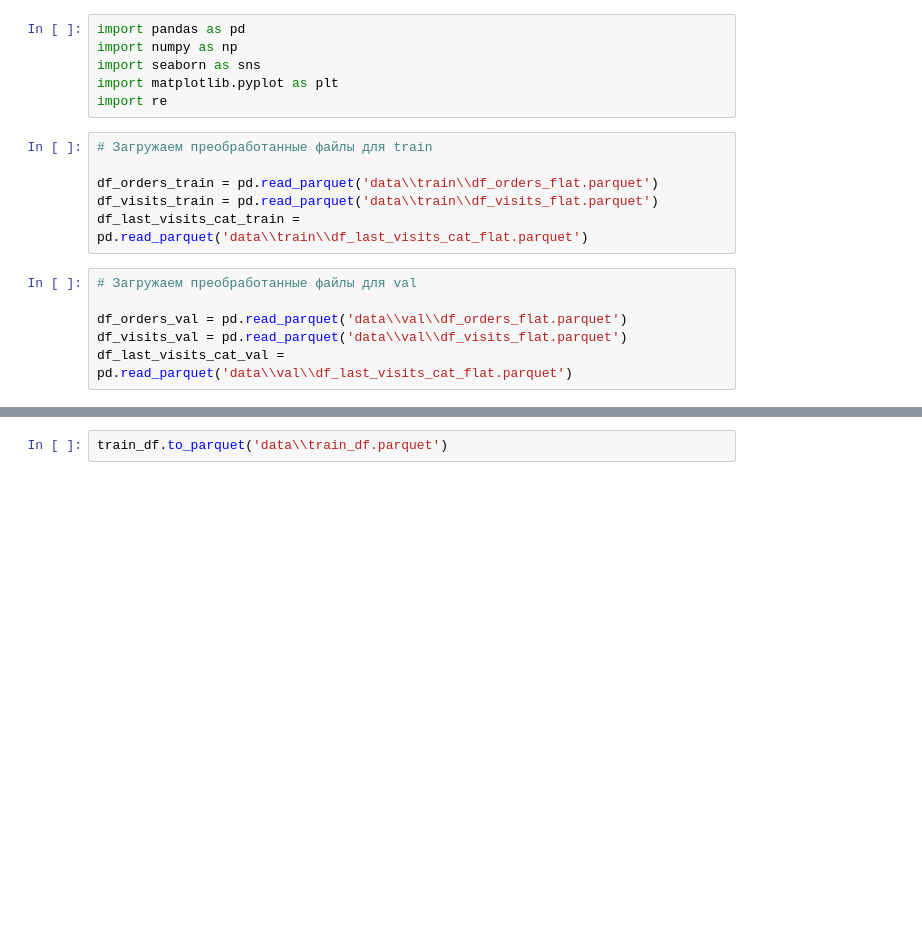
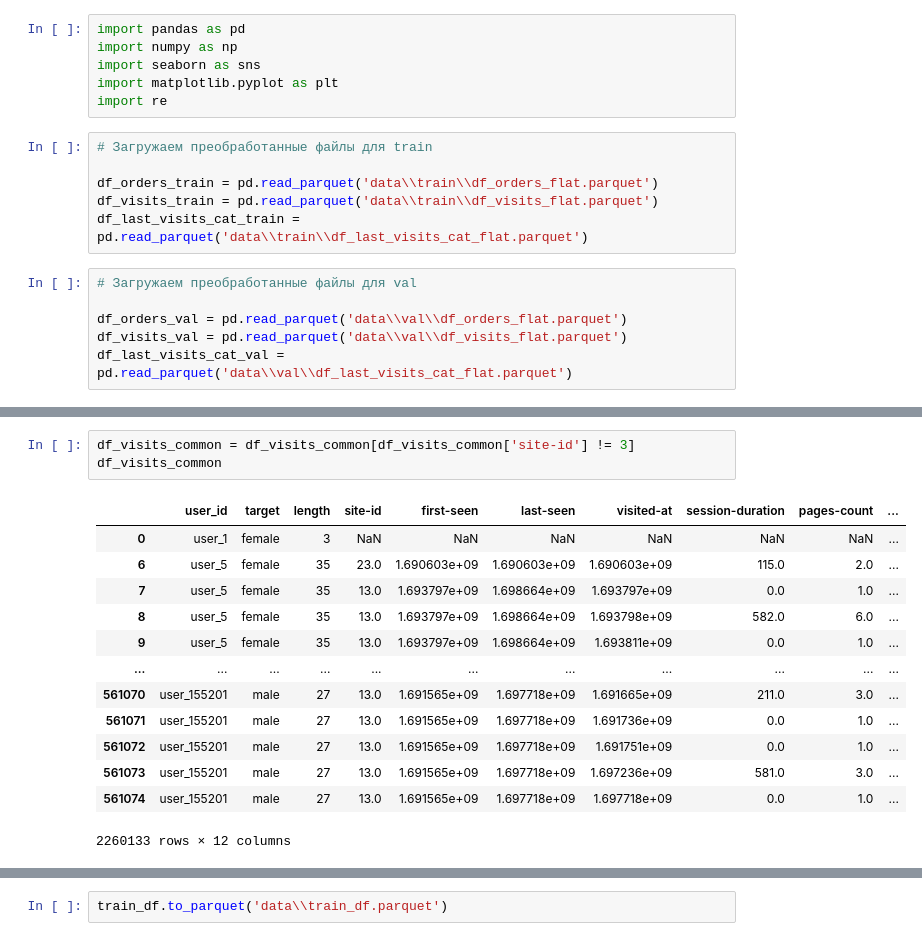
Before and after one commit to YurezSml/Hakaton2023, a Jupyter notebook: feature_extract_SML.ipynb, the cells around one changed output, grey strips where cells are left out. Saved outputs shown, nothing was run; the diff lists cells and outputs as text; blank space fills up the shorter version.

```diff
--- a/feature_extract_SML.ipynb
+++ b/feature_extract_SML.ipynb
@@ -18,0 +68,17 @@ df_last_visits_cat_val = pd.read_parquet('data\\val\\df_last_visits_cat_flat.par
+# %%
+df_visits_common = df_visits_common[df_visits_common['site-id'] != 3]
+df_visits_common
+# %% [output]
+|  | user_id | target | length | site-id | first-seen | last-seen | visited-at | session-duration | pages-count | ... |
+| 0 | user_1 | female | 3 | NaN | NaN | NaN | NaN | NaN | NaN | ... |
+| 6 | user_5 | female | 35 | 23.0 | 1.690603e+09 | 1.690603e+09 | 1.690603e+09 | 115.0 | 2.0 | ... |
+| 7 | user_5 | female | 35 | 13.0 | 1.693797e+09 | 1.698664e+09 | 1.693797e+09 | 0.0 | 1.0 | ... |
+| 8 | user_5 | female | 35 | 13.0 | 1.693797e+09 | 1.698664e+09 | 1.693798e+09 | 582.0 | 6.0 | ... |
+| 9 | user_5 | female | 35 | 13.0 | 1.693797e+09 | 1.698664e+09 | 1.693811e+09 | 0.0 | 1.0 | ... |
+| ... | ... | ... | ... | ... | ... | ... | ... | ... | ... | ... |
+| 561070 | user_155201 | male | 27 | 13.0 | 1.691565e+09 | 1.697718e+09 | 1.691665e+09 | 211.0 | 3.0 | ... |
+| 561071 | user_155201 | male | 27 | 13.0 | 1.691565e+09 | 1.697718e+09 | 1.691736e+09 | 0.0 | 1.0 | ... |
+| 561072 | user_155201 | male | 27 | 13.0 | 1.691565e+09 | 1.697718e+09 | 1.691751e+09 | 0.0 | 1.0 | ... |
+| 561073 | user_155201 | male | 27 | 13.0 | 1.691565e+09 | 1.697718e+09 | 1.697236e+09 | 581.0 | 3.0 | ... |
+| 561074 | user_155201 | male | 27 | 13.0 | 1.691565e+09 | 1.697718e+09 | 1.697718e+09 | 0.0 | 1.0 | ... |
+2260133 rows × 12 columns
```
Also changed, not shown: parts of 13 cells of this notebook.
